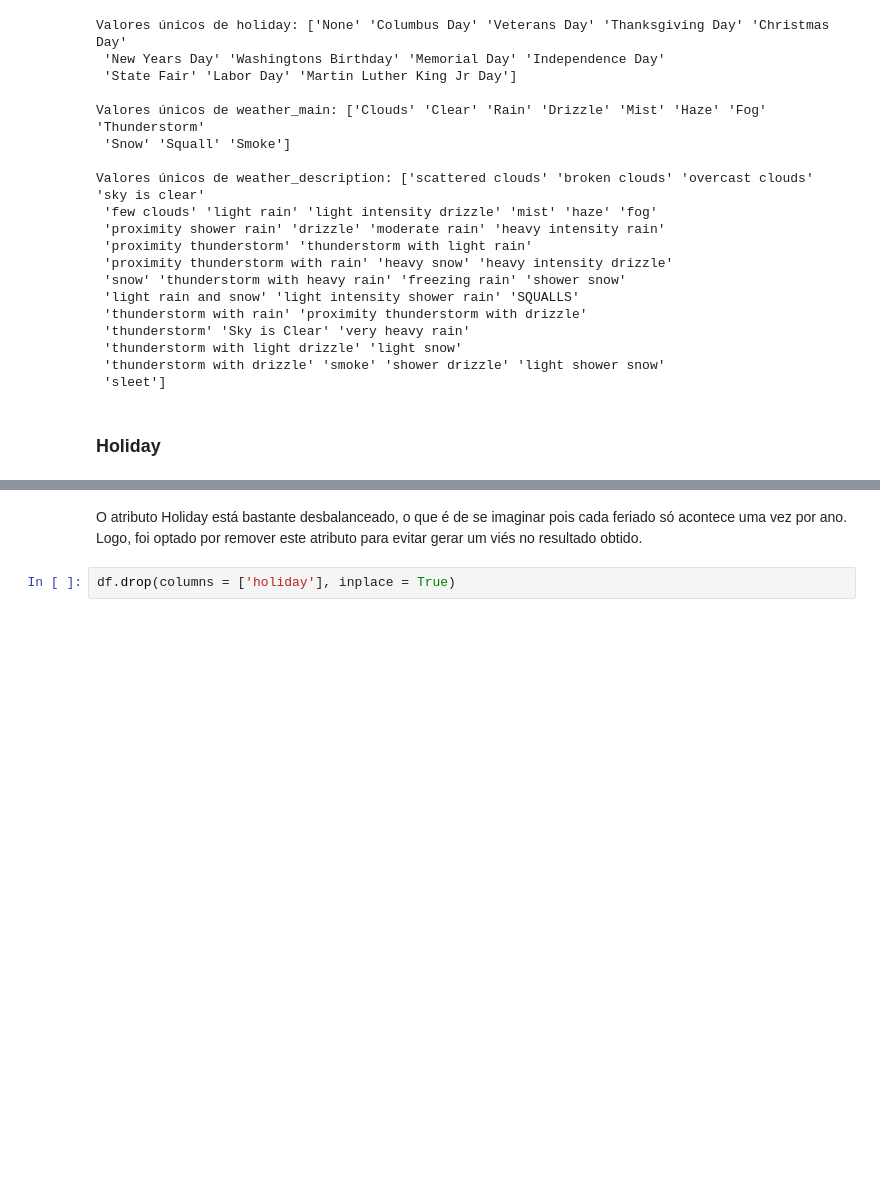
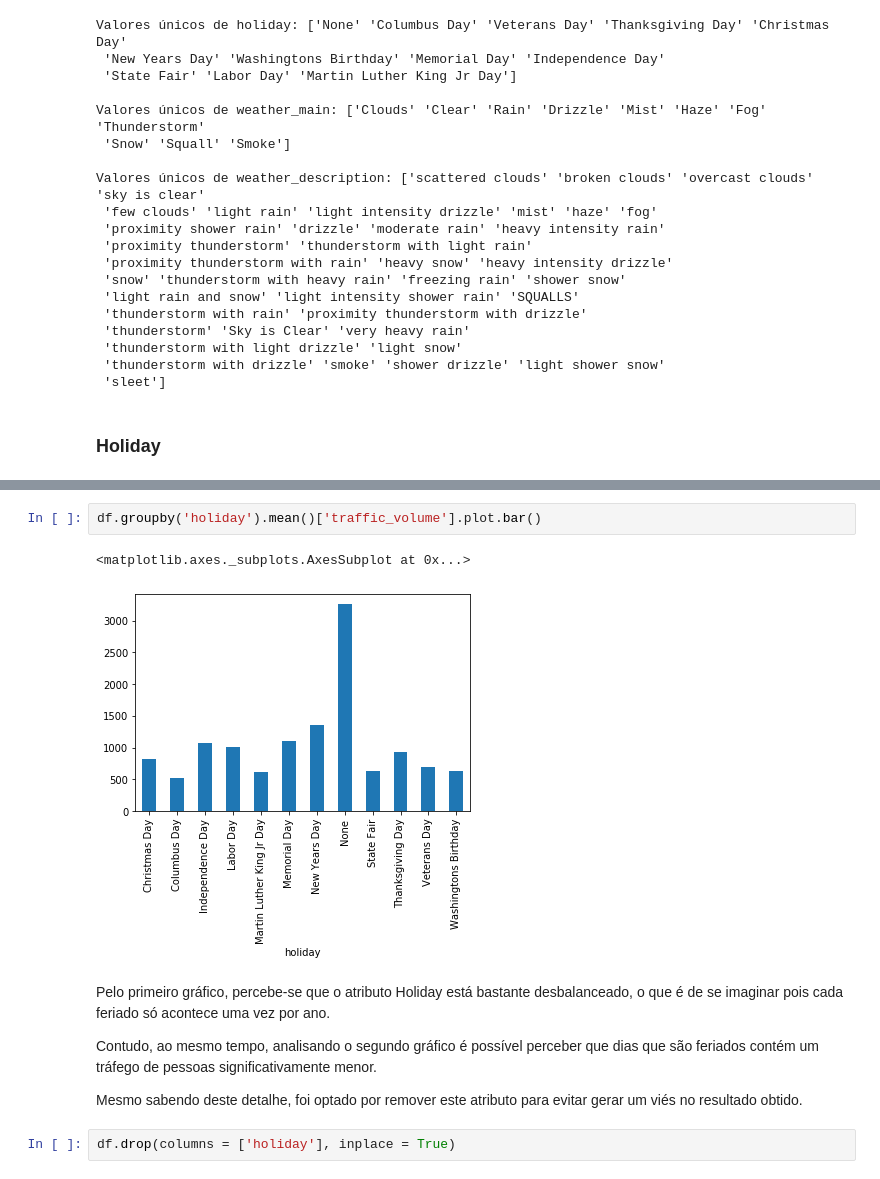
Before and after one commit to DefinitelyNotACactus/AI, a Jupyter notebook: Regression/Q2 - Regression.ipynb, the cells around one changed output, grey strips where cells are left out. Cells and saved outputs as stored; diff of their text form; blank space fills up the shorter version.

```diff
--- a/Regression/Q2 - Regression.ipynb
+++ b/Regression/Q2 - Regression.ipynb
@@ -110,7 +113,16 @@ Memorial Day                     5
 Name: holiday, dtype: int64
 [figure]
+# %%
+df.groupby('holiday').mean()['traffic_volume'].plot.bar()
+# %% [output]
+<matplotlib.axes._subplots.AxesSubplot at 0x...>
+[figure, added]
 # %% [markdown]
-O atributo Holiday está bastante desbalanceado, o que é de se imaginar pois cada feriado só acontece uma vez por ano. Logo, foi optado por remover este atributo para evitar gerar um viés no resultado obtido.
+Pelo primeiro gráfico, percebe-se que o atributo Holiday está bastante desbalanceado, o que é de se imaginar pois cada feriado só acontece uma vez por ano.
+
+Contudo, ao mesmo tempo, analisando o segundo gráfico é possível perceber que dias que são feriados contém um tráfego de pessoas significativamente menor.
+
+Mesmo sabendo deste detalhe, foi optado por remover este atributo para evitar gerar um viés no resultado obtido.
 # %%
 df.drop(columns = ['holiday'], inplace = True)
 # %% [markdown]
```
Also changed, not shown: parts of 47 cells of this notebook, 1 other file.
